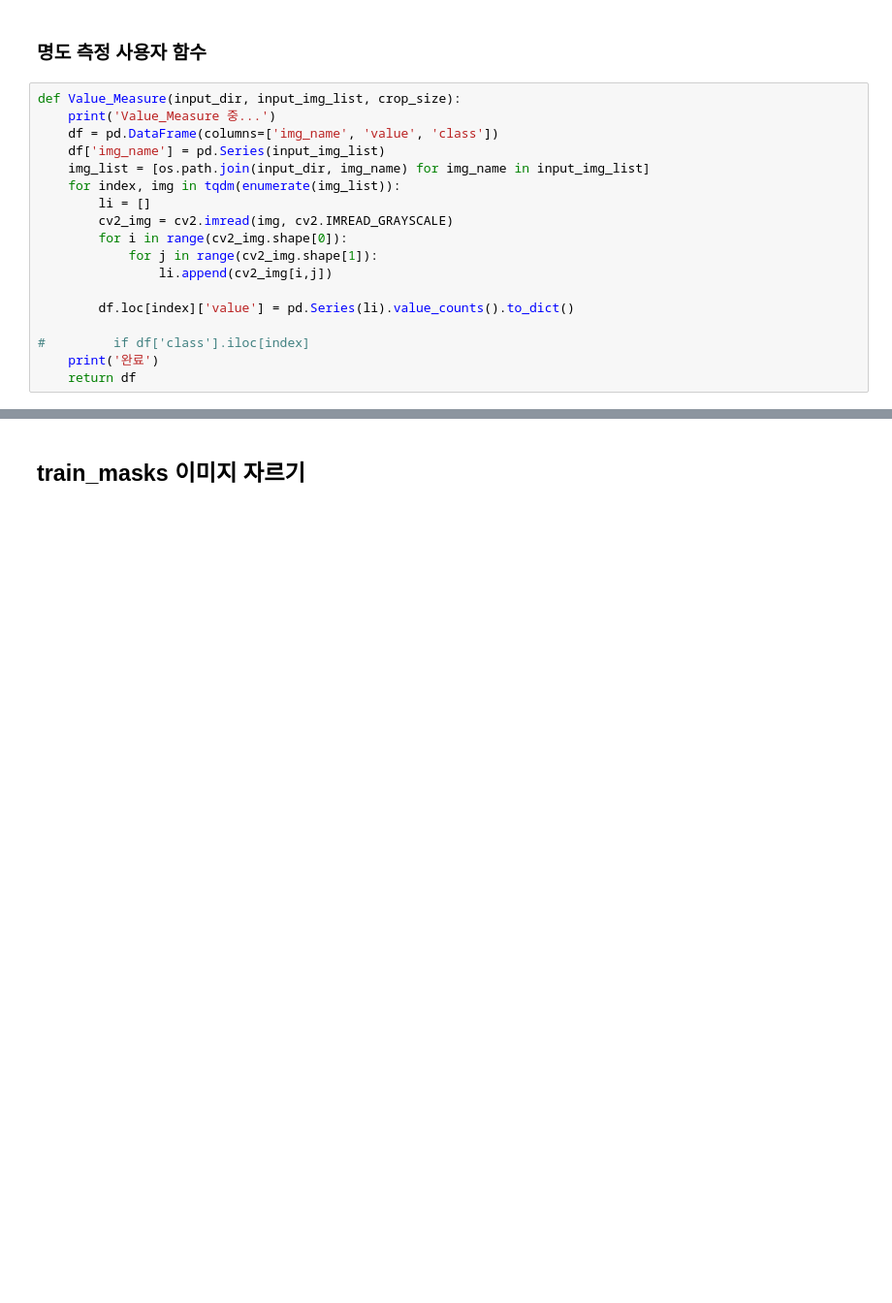
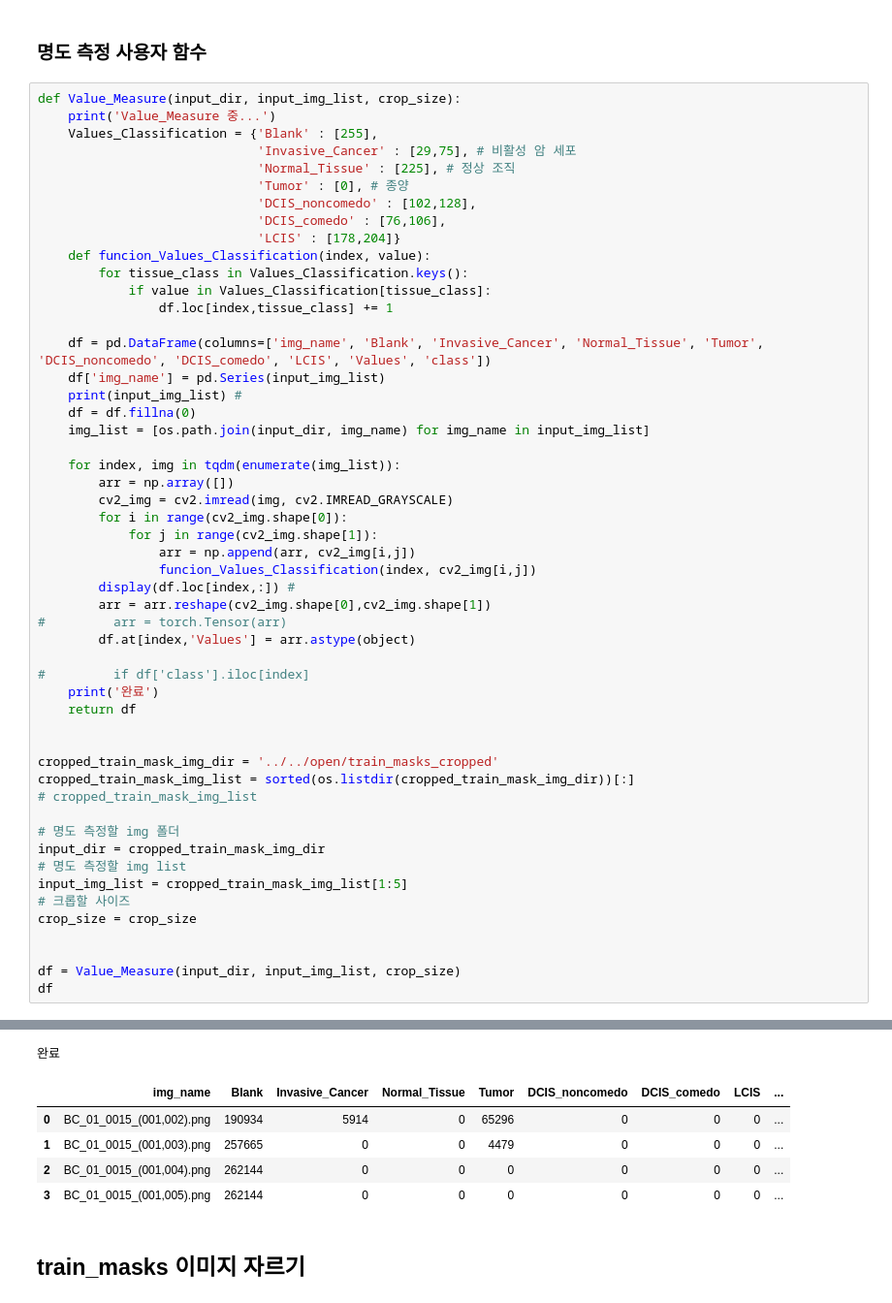
Before and after one commit to Can-De/Dacon_Can_de, a Jupyter notebook: WorkSpace/HAN/Open_CV.ipynb, the cells around one changed output, grey strips where cells are left out. Shown: that part at 97% size. Cells and saved outputs as stored; diff of their text form; blank space fills up the shorter version.

```diff
--- a/WorkSpace/HAN/Open_CV.ipynb
+++ b/WorkSpace/HAN/Open_CV.ipynb
@@ -44,18 +45,53 @@ def Img_Crop(input_dir, input_img_list, crop_size, output_dir, flags):
 # %%
 def Value_Measure(input_dir, input_img_list, crop_size):
     print('Value_Measure 중...')
-    df = pd.DataFrame(columns=['img_name', 'value', 'class'])
+    Values_Classification = {'Blank' : [255],
+                             'Invasive_Cancer' : [29,75], # 비활성 암 세포
+                             'Normal_Tissue' : [225], # 정상 조직
+                             'Tumor' : [0], # 종양
+                             'DCIS_noncomedo' : [102,128],
+                             'DCIS_comedo' : [76,106],
+                             'LCIS' : [178,204]}
+    def funcion_Values_Classification(index, value):
+        for tissue_class in Values_Classification.keys():
+            if value in Values_Classification[tissue_class]:
+                df.loc[index,tissue_class] += 1
+
+    df = pd.DataFrame(columns=['img_name', 'Blank', 'Invasive_Cancer', 'Normal_Tissue', 'Tumor', 'DCIS_noncomedo', 'DCIS_comedo', 'LCIS', 'Values', 'class'])
     df['img_name'] = pd.Series(input_img_list)
+    print(input_img_list) #
+    df = df.fillna(0)
     img_list = [os.path.join(input_dir, img_name) for img_name in input_img_list]
+
     for index, img in tqdm(enumerate(img_list)):
-        li = []
+        arr = np.array([])
         cv2_img = cv2.imread(img, cv2.IMREAD_GRAYSCALE)
         for i in range(cv2_img.shape[0]):
             for j in range(cv2_img.shape[1]):
-                li.append(cv2_img[i,j])
-
-        df.loc[index]['value'] = pd.Series(li).value_counts().to_dict()
+                arr = np.append(arr, cv2_img[i,j])
+                funcion_Values_Classification(index, cv2_img[i,j])
+        display(df.loc[index,:]) #
+        arr = arr.reshape(cv2_img.shape[0],cv2_img.shape[1])
+#         arr = torch.Tensor(arr)
+        df.at[index,'Values'] = arr.astype(object)
 
 #         if df['class'].iloc[index]
     print('완료')
     return df
+
+
+cropped_train_mask_img_dir = '../../open/train_masks_cropped'
+cropped_train_mask_img_list = sorted(os.listdir(cropped_train_mask_img_dir))[:]
+# cropped_train_mask_img_list
+
+# 명도 측정할 img 폴더
+input_dir = cropped_train_mask_img_dir
+# 명도 측정할 img list
+input_img_list = cropped_train_mask_img_list[1:5]
+# 크롭할 사이즈
+crop_size = crop_size
+
+
+df = Value_Measure(input_dir, input_img_list, crop_size)
+df
+# %% [output]
@@ -62,3 +144,9 @@ def Value_Measure(input_dir, input_img_list, crop_size):
+완료
+|  | img_name | Blank | Invasive_Cancer | Normal_Tissue | Tumor | DCIS_noncomedo | DCIS_comedo | LCIS | ... |
+| 0 | BC_01_0015_(001,002).png | 190934 | 5914 | 0 | 65296 | 0 | 0 | 0 | ... |
+| 1 | BC_01_0015_(001,003).png | 257665 | 0 | 0 | 4479 | 0 | 0 | 0 | ... |
+| 2 | BC_01_0015_(001,004).png | 262144 | 0 | 0 | 0 | 0 | 0 | 0 | ... |
+| 3 | BC_01_0015_(001,005).png | 262144 | 0 | 0 | 0 | 0 | 0 | 0 | ... |
 # %% [markdown]
 ## train_masks 이미지 자르기
 # %%
```
Also changed, not shown: parts of 9 cells of this notebook.
